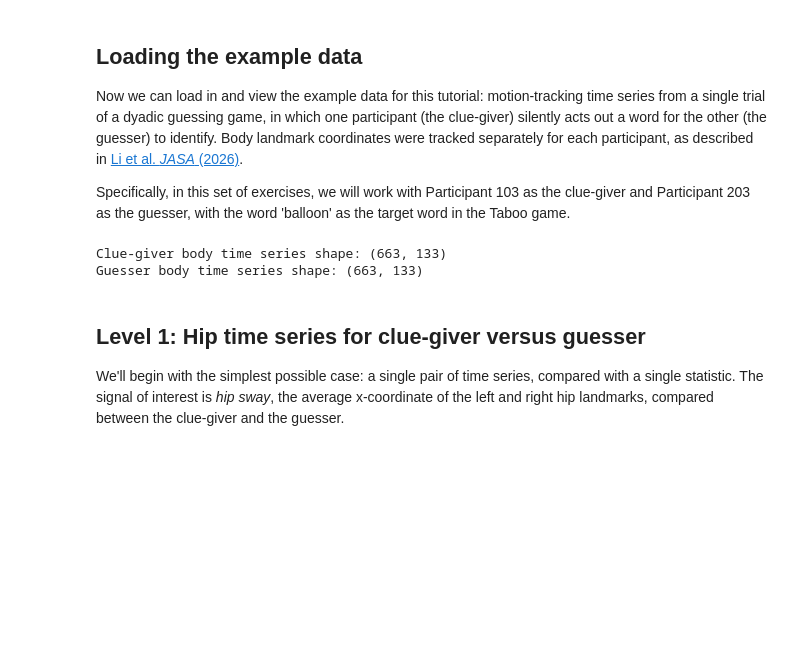
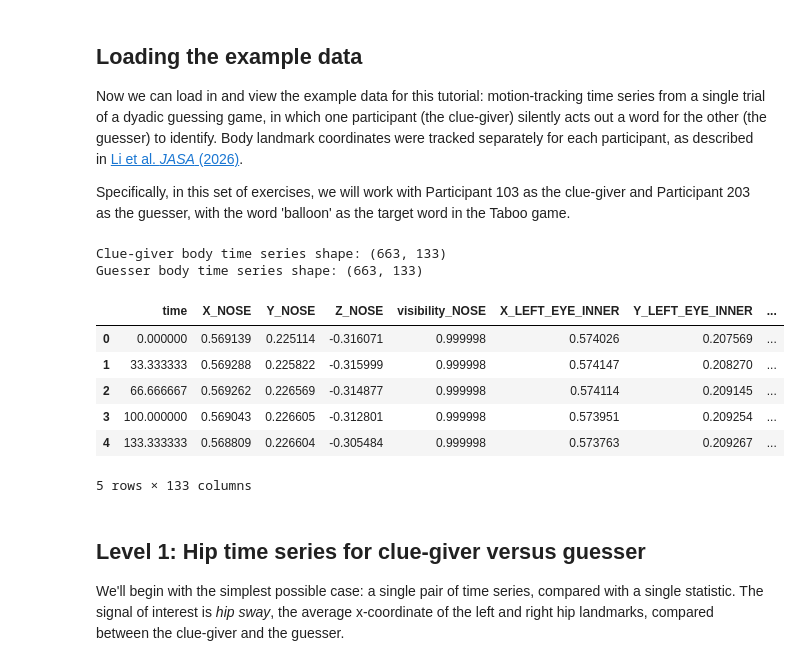
Before and after one commit to anniegbryant/MDIG2026_pyspi_tutorial, a Jupyter notebook: MDIG2026_pyspi_tutorial.ipynb, the cells around one changed output. Drawn from its saved outputs; the diff is of its cells as text; code cells hidden in the pictures; blank space fills up the shorter version.

```diff
--- a/MDIG2026_tutorial.ipynb
+++ b/MDIG2026_pyspi_tutorial.ipynb
@@ -80,14 +80,24 @@ Specifically, in this set of exercises, we will work with Participant 103 as the
 # %%
 # Time series example datasets: Body tracking data of clue-giver versus guesser with the word 'balloon'
 clue_giver_body_TS = pd.read_csv('https://github.com/WimPouw/TilburgMultiscaleSummerschool2026/raw/refs/heads/main/Datasets/BalanceCorpus/motiontracking/Output_TimeSeries/103_203_14_1_20250113_152536_balloon_board_clueGiver_cam01_body.csv')
 guesser_body_TS = pd.read_csv('https://github.com/WimPouw/TilburgMultiscaleSummerschool2026/raw/refs/heads/main/Datasets/BalanceCorpus/motiontracking/Output_TimeSeries/103_203_14_1_20250113_152536_balloon_board_guesser_cam01_body.csv')
 
 # Print size of the datasets
 print(f"Clue-giver body time series shape: {clue_giver_body_TS.shape}")
 print(f"Guesser body time series shape: {guesser_body_TS.shape}")
+
+# Print first five rows of clue-giver body time series
+clue_giver_body_TS.head()
 # %% [output]
 Clue-giver body time series shape: (663, 133)
 Guesser body time series shape: (663, 133)
+|  | time | X_NOSE | Y_NOSE | Z_NOSE | visibility_NOSE | X_LEFT_EYE_INNER | Y_LEFT_EYE_INNER | ... |
+| 0 | 0.000000 | 0.569139 | 0.225114 | -0.316071 | 0.999998 | 0.574026 | 0.207569 | ... |
+| 1 | 33.333333 | 0.569288 | 0.225822 | -0.315999 | 0.999998 | 0.574147 | 0.208270 | ... |
+| 2 | 66.666667 | 0.569262 | 0.226569 | -0.314877 | 0.999998 | 0.574114 | 0.209145 | ... |
+| 3 | 100.000000 | 0.569043 | 0.226605 | -0.312801 | 0.999998 | 0.573951 | 0.209254 | ... |
+| 4 | 133.333333 | 0.568809 | 0.226604 | -0.305484 | 0.999998 | 0.573763 | 0.209267 | ... |
+5 rows × 133 columns
 # %% [markdown]
 ## Level 1: Hip time series for clue-giver versus guesser
 
```
Also changed, not shown: parts of 14 cells of this notebook.
